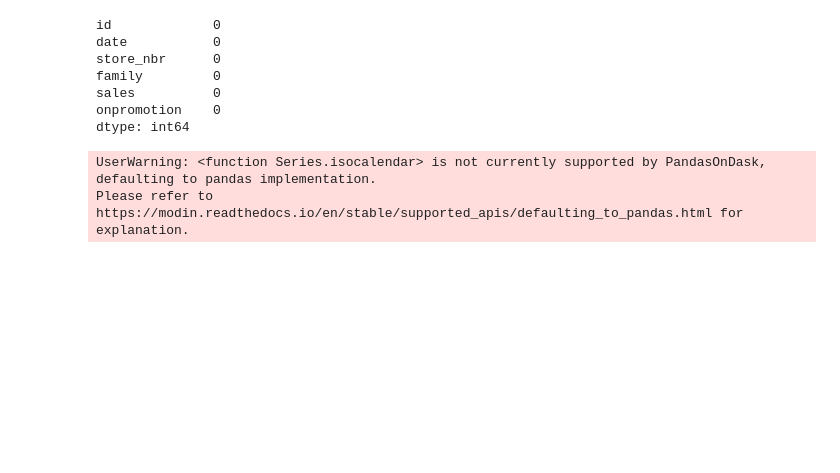
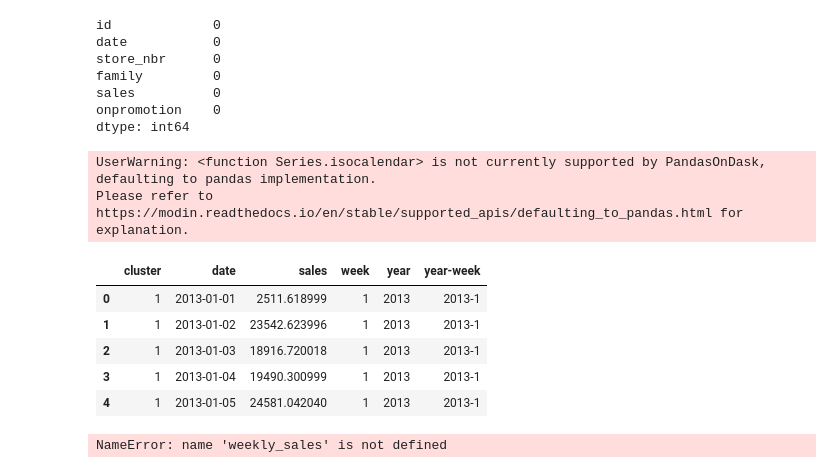
Before and after one commit to alexturnbull/DataSci, a Jupyter notebook: ML/Kaggle/StoreSales/Analysis/Investigation.ipynb, the cells around one changed output. Drawn from its saved outputs; the diff is of its cells as text; code cells hidden in the pictures; blank space fills up the shorter version.

Commit message:
sales by cluster by week

```diff
--- a/ML/Kaggle/StoreSales/Analysis/Investigation.ipynb
+++ b/ML/Kaggle/StoreSales/Analysis/Investigation.ipynb
@@ -61,10 +59,21 @@ cluster_sales = store_sales.groupby(['cluster', 'date']).agg({'sales': 'sum'}).r
 
 cluster_sales['date'] = pd.to_datetime(cluster_sales['date'])
 cluster_sales['week'] = cluster_sales['date'].dt.isocalendar().week
+cluster_sales['year'] = cluster_sales['date'].dt.year
+cluster_sales['year-week'] = cluster_sales['year'].astype(str) + '-' + cluster_sales['week'].astype(str)
 # %% [output]
 UserWarning: <function Series.isocalendar> is not currently supported by PandasOnDask, defaulting to pandas implementation.
 Please refer to https://modin.readthedocs.io/en/stable/supported_apis/defaulting_to_pandas.html for explanation.
 # %%
 
 clusters = cluster_sales['cluster'].unique()
+# %%
+cluster_sales.head()
+# %% [output]
+|  | cluster | date | sales | week | year | year-week |
+| 0 | 1 | 2013-01-01 | 2511.618999 | 1 | 2013 | 2013-1 |
+| 1 | 1 | 2013-01-02 | 23542.623996 | 1 | 2013 | 2013-1 |
+| 2 | 1 | 2013-01-03 | 18916.720018 | 1 | 2013 | 2013-1 |
+| 3 | 1 | 2013-01-04 | 19490.300999 | 1 | 2013 | 2013-1 |
+| 4 | 1 | 2013-01-05 | 24581.042040 | 1 | 2013 | 2013-1 |
 # %%
@@ -106 +119,33 @@ fig.update_layout(title='Sales by Week for All Clusters',
 fig.show()
+# %%
+# Ensure 'year-week' is sorted properly as a string in 'YYYY-WW' format
+weekly_sales = weekly_sales.sort_values(by='')
+
+# Create the figure
+fig = go.Figure()
+
+# Get the unique clusters
+clusters = weekly_sales['cluster'].unique()
+
+# Loop over each cluster and add a trace for each
+for cluster in clusters:
+    cluster_data = weekly_sales[weekly_sales['cluster'] == cluster]
+
+    # Sort by 'year-week' before plotting
+    cluster_data = cluster_data.sort_values(by='year-week')
+
+    fig.add_trace(go.Scatter(x=cluster_data['year-week'],
+                             y=cluster_data['sales'],
+                             mode='lines+markers',
+                             name=f'Cluster {cluster}'))
+
+# Update the layout
+fig.update_layout(title='Sales by Week for Clusters',
+                  xaxis_title='Year-Week',
+                  yaxis_title='Sales',
+                  xaxis=dict(type='category'))  # Keep 'year-week' as a category for proper display
+
+# Show the plot
+fig.show()
+# %% [output]
+NameError: name 'weekly_sales' is not defined
```
Also changed, not shown: parts of 5 cells of this notebook.
